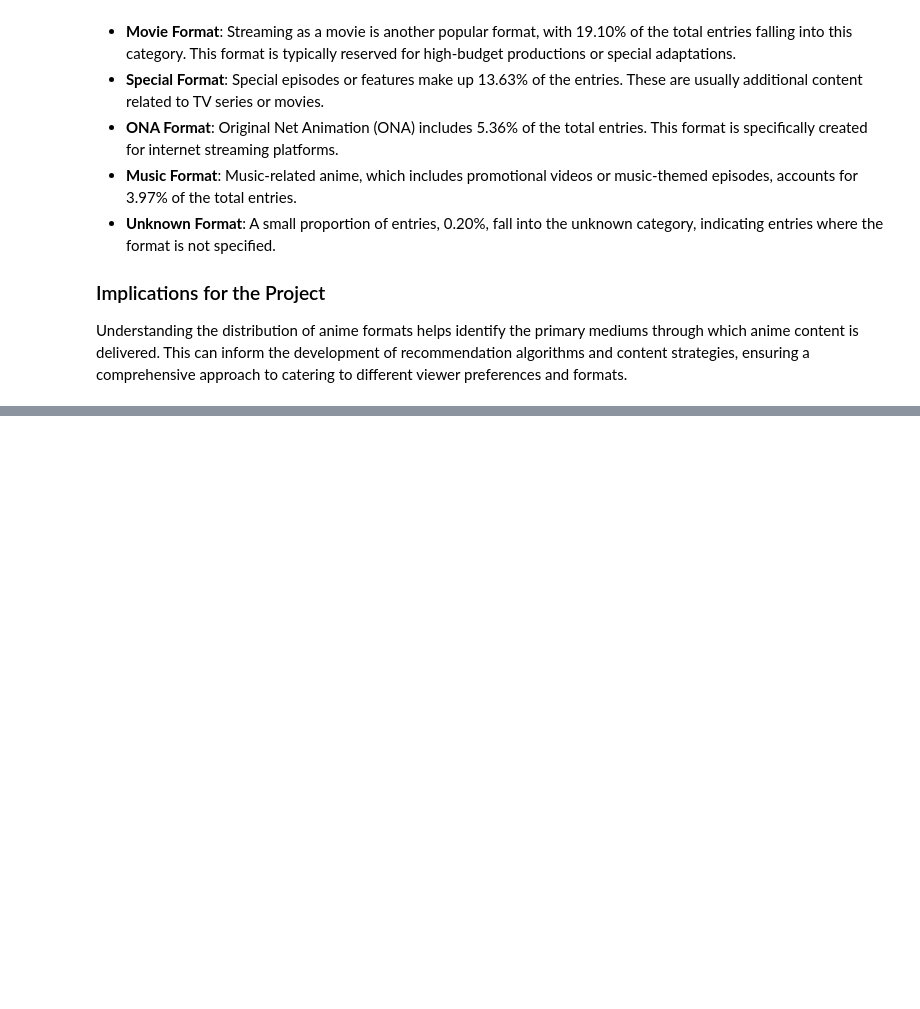
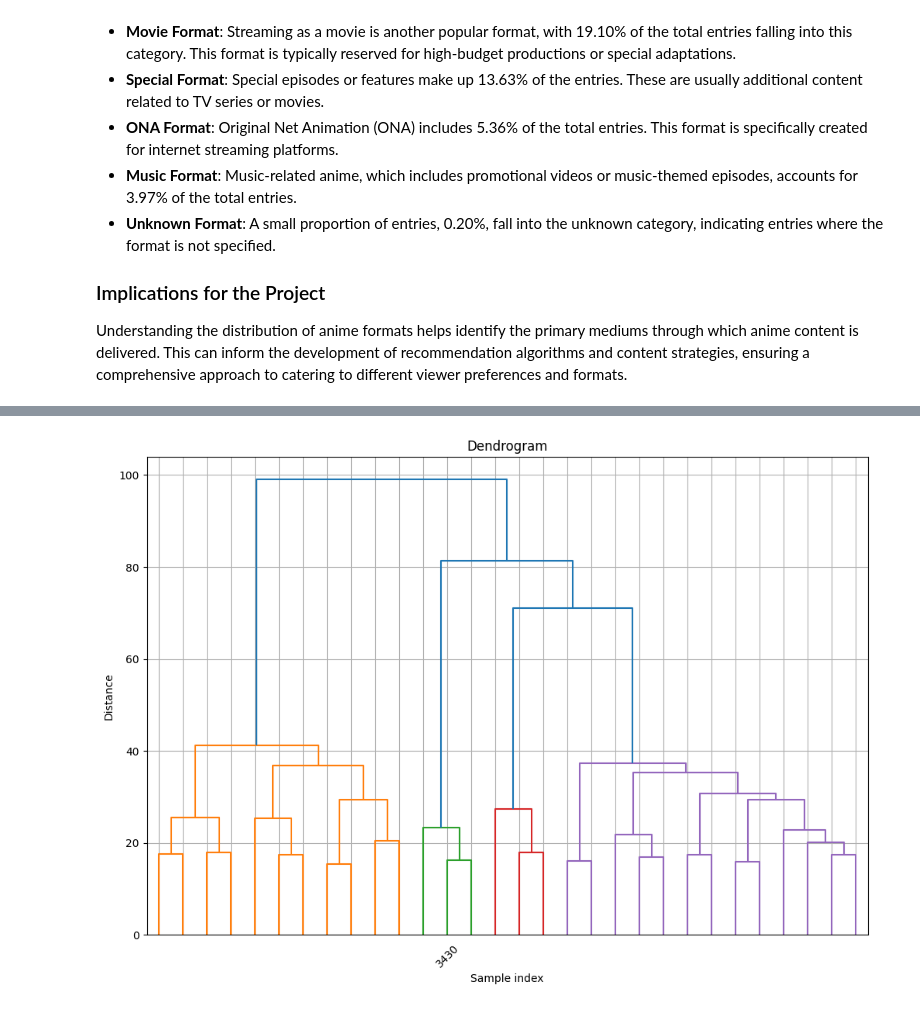
Before and after one commit to MoteneJan/JB1_2401FTDS, a Jupyter notebook: JB1_2401FTDS.ipynb, the cells around one changed output, grey strips where cells are left out. Drawn from its saved outputs; the diff is of its cells as text; code cells hidden in the pictures; blank space fills up the shorter version.

```diff
--- a/JB1_2401FTDS.ipynb
+++ b/JB1_2401FTDS.ipynb
@@ -1140,0 +1260,19 @@ plt.show()
+# %%
+# Sample a smaller subset for hierarchical clustering
+sample_size_clustering = 5000
+sampled_data = pca_df.sample(n=sample_size_clustering, random_state=42)
+
+# Apply hierarchical clustering
+distance_matrix = pdist(sampled_data.iloc[:, :-1], metric='euclidean')
+linkage_matrix = linkage(distance_matrix, method='ward')
+
+# Plot the dendrogram
+plt.figure(figsize=(12, 8))
+dendrogram(linkage_matrix, truncate_mode='lastp', p=30, show_leaf_counts=False)
+plt.title('Dendrogram')
+plt.xlabel('Sample index')
+plt.ylabel('Distance')
+plt.grid(True)
+plt.show()
+# %% [output]
+[figure, added]
```
Also changed, not shown: parts of 45 cells of this notebook.
